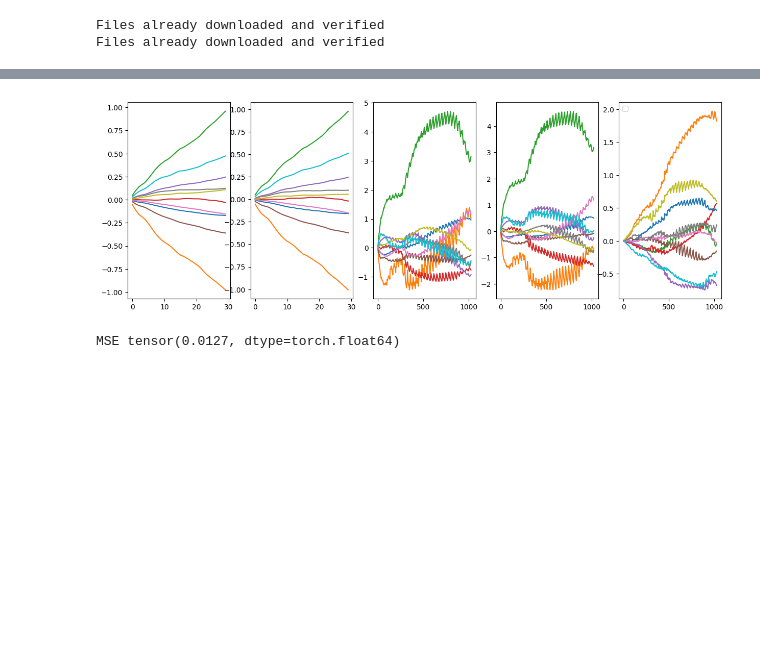
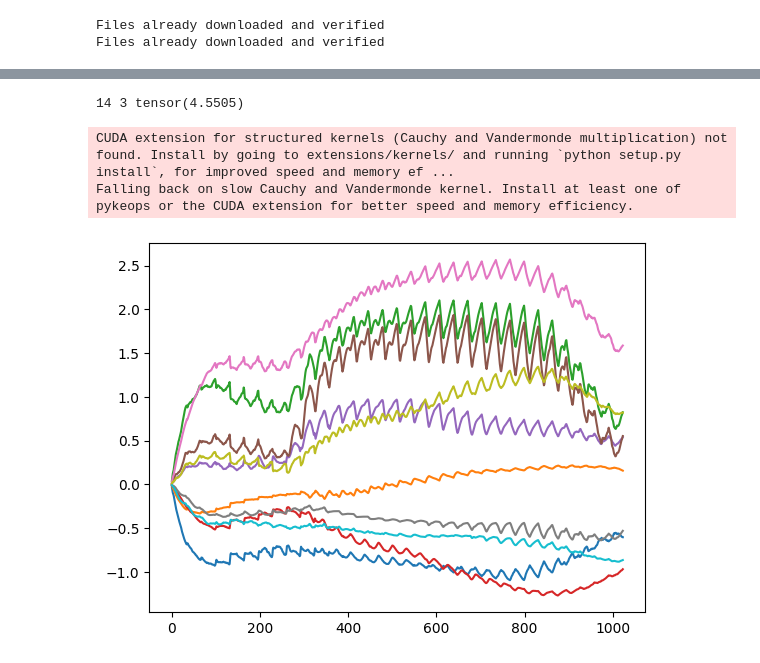
Before and after one commit to lava-nc/lava-dl, a Jupyter notebook: src/lava/lib/dl/slayer/state_space_models/sCIFAR/test_full_scifar_network_on_loihi.ipynb, the cells around one changed output, grey strips where cells are left out. Saved outputs shown, nothing was run; the diff lists cells and outputs as text; code cells hidden in the pictures; blank space fills up the shorter version.

Commit message:
setup step before export

```diff
--- a/src/lava/lib/dl/slayer/state_space_models/sCIFAR/test_full_scifar_network_on_loihi.ipynb
+++ b/src/lava/lib/dl/slayer/state_space_models/sCIFAR/test_full_scifar_network_on_loihi.ipynb
@@ -190,44 +69,34 @@ out_lava = (received_data_lava.astype(np.int32) << 8) >> 8
-# %%
-fig, axs = plt.subplots(1, 5, figsize=(15, 5))
-# axs[0].plot(np.cumsum(a[0].detach().numpy(), axis=1).T);
-# axs[1].plot(np.cumsum(received_data_lava.astype(np.int16), axis=1)[:, :].T / 2**inp_exp);
-axs[0].plot(a[0][:, :30].detach().numpy().T);
-axs[1].plot(out_lava[:, len(loaded_net):30+len(loaded_net):].T / 2**inp_exp / 2**6, label=range(10));
-axs[2].plot(a[0].detach().numpy().T);
-axs[3].plot(out_lava[:, len(loaded_net):].T / 2**inp_exp / 2**6, label=range(10))
-axs[4].plot(a[0].T.detach() - out_lava[:, len(loaded_net):].T / 2**inp_exp / 2**6);
-plt.legend();
-# %% [output]
-[figure, removed]
-# %%
-def normalize(x, y):
-    return x/y.abs().max()
-
-gt = a[0].detach()
-lava = out_lava[:, len(loaded_net):] / 2**inp_exp / 2**6
-error = ((normalize(gt, gt) - normalize(lava, gt))**2).mean()
-print("MSE", error)
-# FF  ws=1:   MSE tensor(0.0124, dtype=torch.float64)
-# FF  ws=2:   MSE tensor(0.0094, dtype=torch.float64)
-# FF  ws=3:   MSE tensor(0.0070, dtype=torch.float64)
-# FF  ws=4:   MSE tensor(0.0071, dtype=torch.float64)
-# S4D ws=2:   MSE tensor(0.0479, dtype=torch.float64)
-# S4D ws=0.5  MSE tensor(0.1277, dtype=torch.float64)
-
-# 8bit S4D_Exp w/o quantizing dl model: MSE tensor(0.0718, dtype=torch.float64)
-# 8bit S4D_Exp with quantizing dl model: MSE tensor(0.0695, dtype=torch.float64)
-# 8bit S4D_Exp with quantizing dl model (also input with 6 bit): MSE tensor(0.0696, dtype=torch.float64)
-# 8bit S4D_Exp with quantizing dl model (also input with 1 bit): MSE tensor(0.1370, dtype=torch.float64)
-# 8bit S4D_Exp with quantizing dl model (also input with 8 bit): MSE tensor(0.0694, dtype=torch.float64)
-
-# 12 bit S4D_Exp with quantizing dl model (also input with 8 bit): MSE tensor(0.0009, dtype=torch.float64)
-# 16 bit S4D_Exp with quantizing dl model (also input with 8 bit): MSE tensor(0.0537, dtype=torch.float64)
-
-
-# inp_exp - 2: bad
-# -1: MSE tensor(2.1842, dtype=torch.float64)
-# -3: MSE tensor(3.0030, dtype=torch.float64)
-# -0: MSE tensor(0.7727, dtype=torch.float64)
-# +1: MSE tensor(1.1630, dtype=torch.float64)
-# %% [output]
-MSE tensor(0.0127, dtype=torch.float64)
+# %%
+
+# inp_exp = 9 #
+data_rescaled = torch.transpose(data_sample[0], -1,-2)
+diff_inp = data_rescaled[:,:, 1:] - data_rescaled[:, :, :-1]
+diff_inp = torch.from_numpy(np.concatenate((data_rescaled[:, :, :1], diff_inp), axis=2)) # Q-2.27
+
+
+int_bits = np.ceil(np.log2(diff_inp.max()- diff_inp.min())).int().item()
+inp_exp = 24 - 6 - int_bits - 1
+# inp_exp = 13 #
+
+print(inp_exp, int_bits, diff_inp.max()- diff_inp.min())
+# %% [output]
+14 3 tensor(4.5505)
+# %%
+from lava.lib.dl.slayer.state_space_models.sCIFAR.network import SCIFARNetwork
+
+
+# differences
+n_states = 64
+d_model = 64
+lava_dl_model_untrained = SCIFARNetwork(d_model=d_model, n_states=n_states, num_layers=1)
+
+
+
+lava_dl_model_untrained.eval();
+out_dl_untrained = lava_dl_model_untrained(data_sample[0])
+
+plt.plot(out_dl_untrained[0].T.detach().numpy());
+# %% [output]
+CUDA extension for structured kernels (Cauchy and Vandermonde multiplication) not found. Install by going to extensions/kernels/ and running `python setup.py install`, for improved speed and memory ef ...
+Falling back on slow Cauchy and Vandermonde kernel. Install at least one of pykeops or the CUDA extension for better speed and memory efficiency.
+[figure, added]
```
Also changed, not shown: parts of 60 cells of this notebook, 2 other files.
